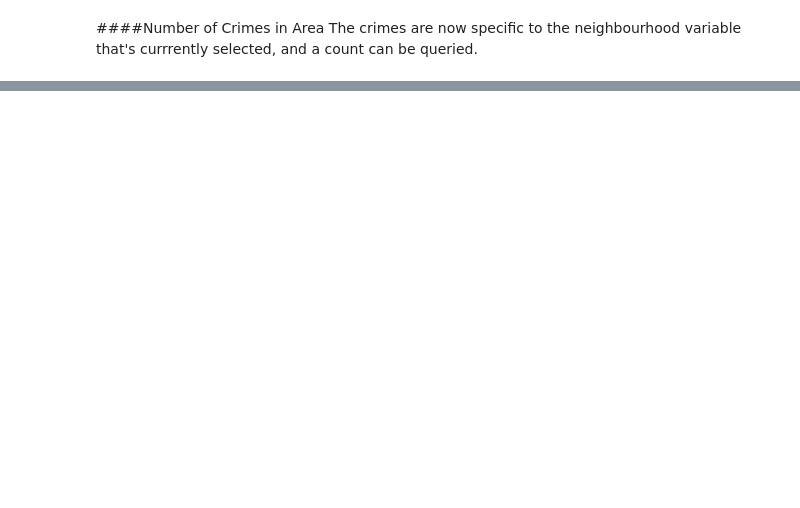
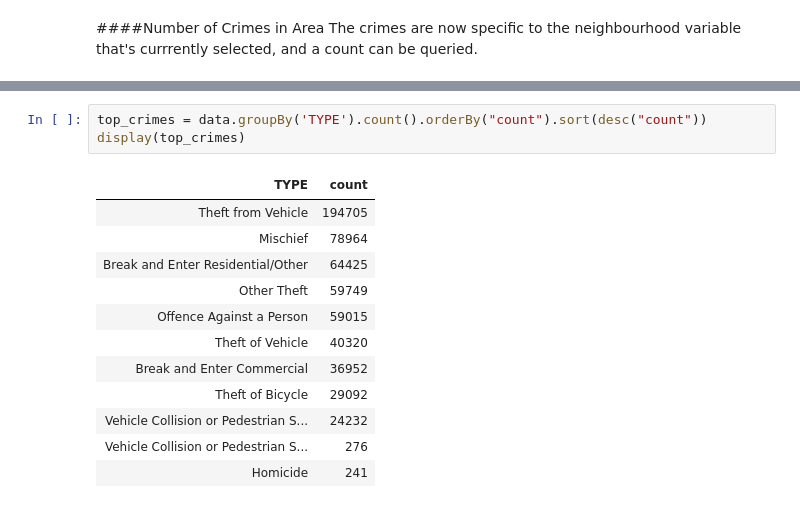
Before and after one commit to lukejohnhansen/Van-Crime, a Jupyter notebook: vancouver_crimes.ipynb, the cells around one changed output, grey strips where cells are left out. Drawn from its saved outputs; the diff is of its cells as text; blank space fills up the shorter version.

```diff
--- a/vancouver_crimes.ipynb
+++ b/vancouver_crimes.ipynb
@@ -181,0 +178,16 @@ display(hpi_df)
+# %%
+top_crimes = data.groupBy('TYPE').count().orderBy("count").sort(desc("count"))
+display(top_crimes)
+# %% [output]
+| TYPE | count |
+| Theft from Vehicle | 194705 |
+| Mischief | 78964 |
+| Break and Enter Residential/Other | 64425 |
+| Other Theft | 59749 |
+| Offence Against a Person | 59015 |
+| Theft of Vehicle | 40320 |
+| Break and Enter Commercial | 36952 |
+| Theft of Bicycle | 29092 |
+| Vehicle Collision or Pedestrian S... | 24232 |
+| Vehicle Collision or Pedestrian S... | 276 |
+| Homicide | 241 |
```
Also changed, not shown: parts of 38 cells of this notebook, 17 other files.
